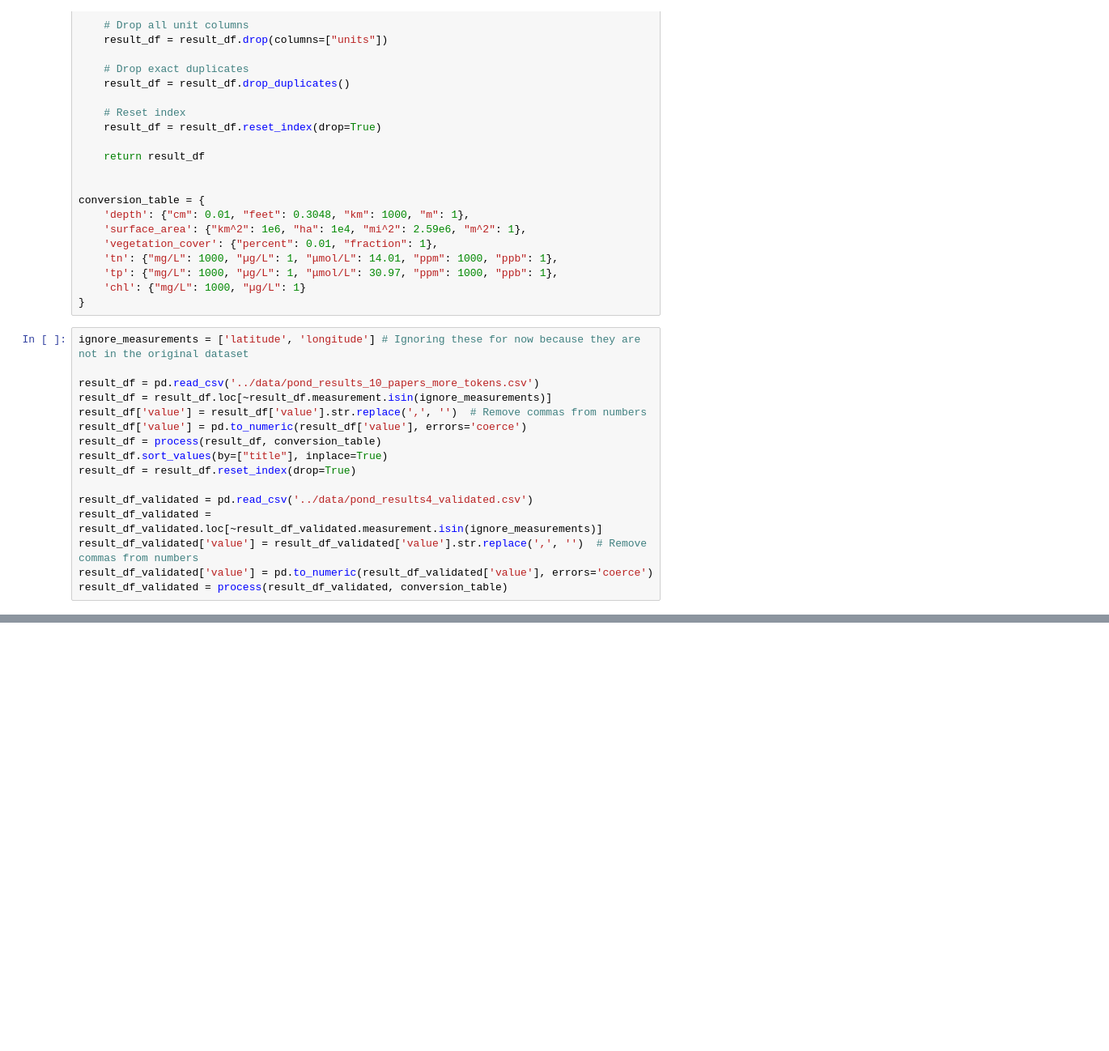
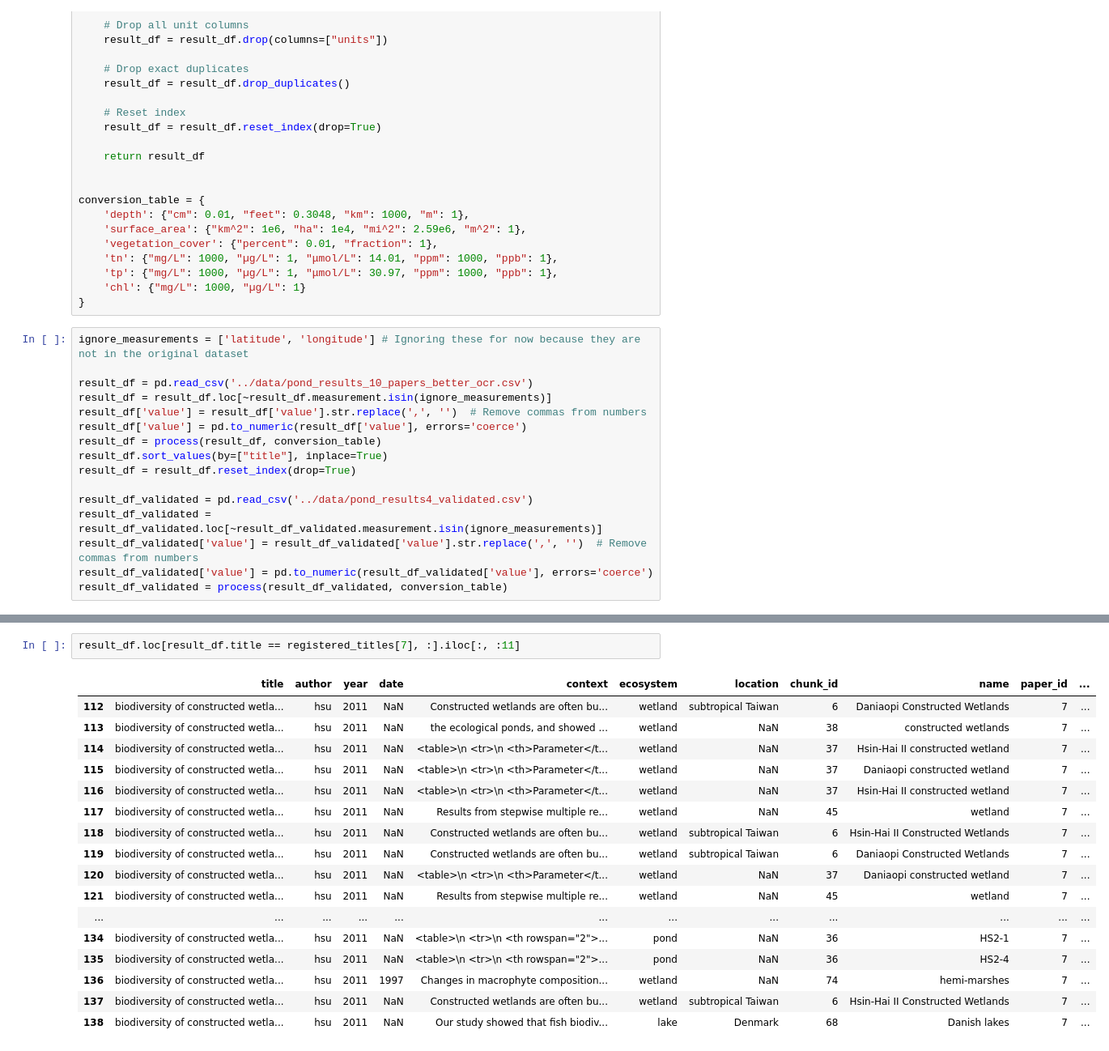
Before and after one commit to kevinqnb/scholarlm, a Jupyter notebook: examples/pond_lake.ipynb, the cells around one changed output, grey strips where cells are left out. Shown at 81% size. Drawn from its saved outputs; the diff is of its cells as text; blank space fills up the shorter version.

```diff
--- a/examples/pond_lake.ipynb
+++ b/examples/pond_lake.ipynb
@@ -99,7 +88,7 @@ conversion_table = {
 # %%
 ignore_measurements = ['latitude', 'longitude'] # Ignoring these for now because they are not in the original dataset
 
-result_df = pd.read_csv('../data/pond_results_10_papers_more_tokens.csv')
+result_df = pd.read_csv('../data/pond_results_10_papers_better_ocr.csv')
 result_df = result_df.loc[~result_df.measurement.isin(ignore_measurements)]
 result_df['value'] = result_df['value'].str.replace(',', '')  # Remove commas from numbers
 result_df['value'] = pd.to_numeric(result_df['value'], errors='coerce')
@@ -155,3 +160,23 @@ print(result_df.loc[result_df.title == registered_titles[6], :].iloc[:, :11].ilo
+# %%
+result_df.loc[result_df.title == registered_titles[7], :].iloc[:, :11]
+# %% [output]
+|  | title | author | year | date | context | ecosystem | location | chunk_id | name | paper_id | ... |
+| 112 | biodiversity of constructed wetla... | hsu | 2011 | NaN | Constructed wetlands are often bu... | wetland | subtropical Taiwan | 6 | Daniaopi Constructed Wetlands | 7 | ... |
+| 113 | biodiversity of constructed wetla... | hsu | 2011 | NaN | the ecological ponds, and showed ... | wetland | NaN | 38 | constructed wetlands | 7 | ... |
+| 114 | biodiversity of constructed wetla... | hsu | 2011 | NaN | <table>\n <tr>\n <th>Parameter</t... | wetland | NaN | 37 | Hsin-Hai II constructed wetland | 7 | ... |
+| 115 | biodiversity of constructed wetla... | hsu | 2011 | NaN | <table>\n <tr>\n <th>Parameter</t... | wetland | NaN | 37 | Daniaopi constructed wetland | 7 | ... |
+| 116 | biodiversity of constructed wetla... | hsu | 2011 | NaN | <table>\n <tr>\n <th>Parameter</t... | wetland | NaN | 37 | Hsin-Hai II constructed wetland | 7 | ... |
+| 117 | biodiversity of constructed wetla... | hsu | 2011 | NaN | Results from stepwise multiple re... | wetland | NaN | 45 | wetland | 7 | ... |
+| 118 | biodiversity of constructed wetla... | hsu | 2011 | NaN | Constructed wetlands are often bu... | wetland | subtropical Taiwan | 6 | Hsin-Hai II Constructed Wetlands | 7 | ... |
+| 119 | biodiversity of constructed wetla... | hsu | 2011 | NaN | Constructed wetlands are often bu... | wetland | subtropical Taiwan | 6 | Daniaopi Constructed Wetlands | 7 | ... |
+| 120 | biodiversity of constructed wetla... | hsu | 2011 | NaN | <table>\n <tr>\n <th>Parameter</t... | wetland | NaN | 37 | Daniaopi constructed wetland | 7 | ... |
+| 121 | biodiversity of constructed wetla... | hsu | 2011 | NaN | Results from stepwise multiple re... | wetland | NaN | 45 | wetland | 7 | ... |
+| ... | ... | ... | ... | ... | ... | ... | ... | ... | ... | ... | ... |
+| 134 | biodiversity of constructed wetla... | hsu | 2011 | NaN | <table>\n <tr>\n <th rowspan="2">... | pond | NaN | 36 | HS2-1 | 7 | ... |
+| 135 | biodiversity of constructed wetla... | hsu | 2011 | NaN | <table>\n <tr>\n <th rowspan="2">... | pond | NaN | 36 | HS2-4 | 7 | ... |
+| 136 | biodiversity of constructed wetla... | hsu | 2011 | 1997 | Changes in macrophyte composition... | wetland | NaN | 74 | hemi-marshes | 7 | ... |
+| 137 | biodiversity of constructed wetla... | hsu | 2011 | NaN | Constructed wetlands are often bu... | wetland | subtropical Taiwan | 6 | Hsin-Hai II Constructed Wetlands | 7 | ... |
+| 138 | biodiversity of constructed wetla... | hsu | 2011 | NaN | Our study showed that fish biodiv... | lake | Denmark | 68 | Danish lakes | 7 | ... |
 # %%
 print(result_df.loc[result_df.title == registered_titles[7], :].iloc[0,:].context)
 # %% [output]
```
Also changed, not shown: parts of 14 cells of this notebook, 10 other files.
